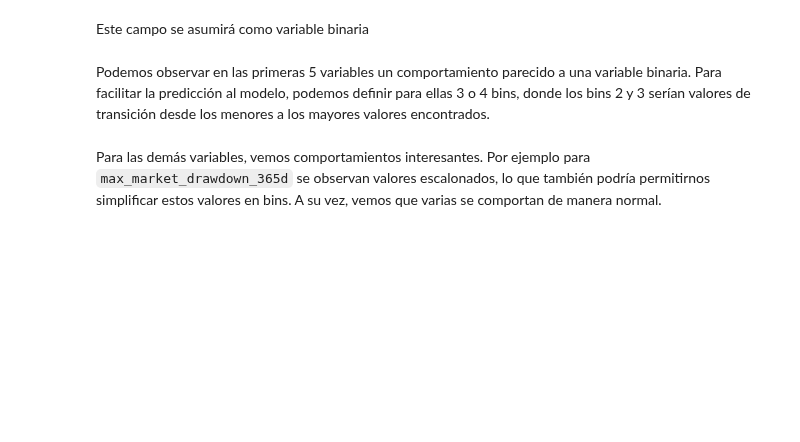
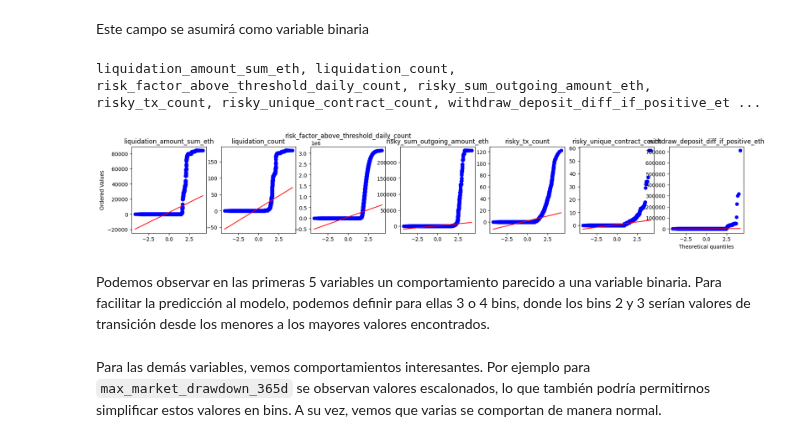
Before and after one commit to carinunez/Labs_MDS, a Jupyter notebook: proyecto_lab/project.ipynb, the cells around one changed output. Drawn from its saved outputs; the diff is of its cells as text; code cells hidden in the pictures; blank space fills up the shorter version.

```diff
--- a/proyecto_lab/project.ipynb
+++ b/proyecto_lab/project.ipynb
@@ -329,7 +470,10 @@ plot_qqplot(optimus, weird['max_prop'])
 Este campo se asumirá como variable binaria
 # %%
 print(", ".join(weird['min_prop']))
-plot_qqplot(optimus, weird['min_prop'])
+plot_qqplot(X_t0, weird['min_prop'])
+# %% [output]
+liquidation_amount_sum_eth, liquidation_count, risk_factor_above_threshold_daily_count, risky_sum_outgoing_amount_eth, risky_tx_count, risky_unique_contract_count, withdraw_deposit_diff_if_positive_et ...
+[figure, added]
 # %% [markdown]
 Podemos observar en las primeras 5 variables un comportamiento parecido a una variable binaria. Para facilitar la predicción al modelo, podemos definir para ellas 3 o 4 bins, donde los bins 2 y 3 serían valores de transición desde los menores a los mayores valores encontrados.
 # %% [markdown]
```
Also changed, not shown: parts of 46 cells of this notebook.
